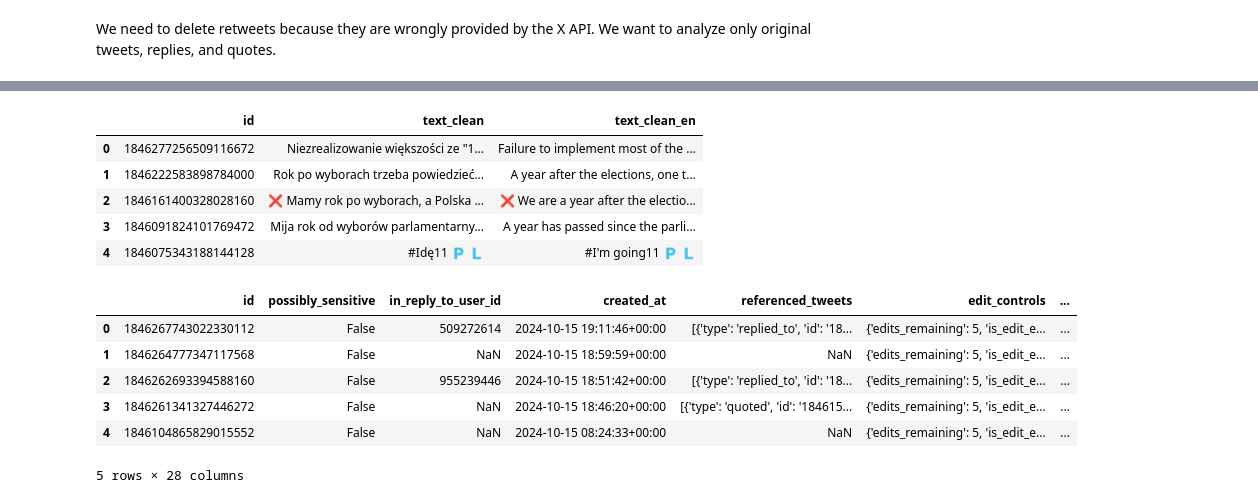
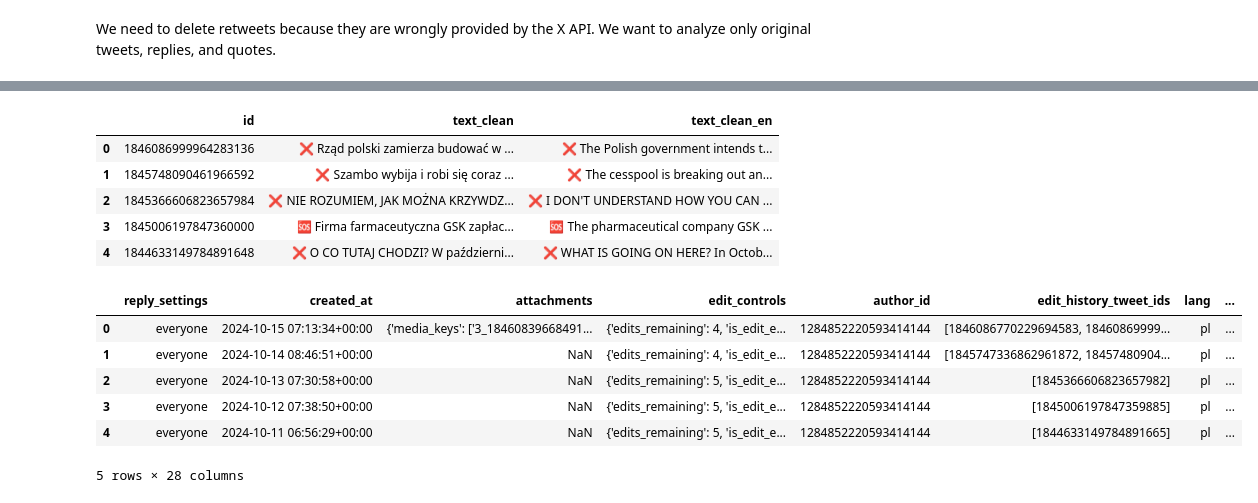
Before and after one commit to MPKuchciak/Twitter, a Jupyter notebook: 2. Basic Data Cleaning.ipynb, the cells around one changed output, grey strips where cells are left out. Drawn from its saved outputs; the diff is of its cells as text; code cells hidden in the pictures.

Commit message:
update of tweets
checked file 2

```diff
--- a/2. Basic Data Cleaning.ipynb
+++ b/2. Basic Data Cleaning.ipynb
@@ -255,30 +258,35 @@ df_clean_text = df[['id', 'text_clean']]
 df_clean_text.to_csv('data_for_translation.csv', index=False)
 # %%
-df_en_text = pd.read_csv('tweets_translation/translated_tweets.csv')
+df_en_text = pd.read_csv('tweets_translation/text_clean_en1.csv')
 df_en_text.head()
 # %% [output]
 |  | id | text_clean | text_clean_en |
-| 0 | 1846277256509116672 | Niezrealizowanie większości ze "1... | Failure to implement most of the ... |
-| 1 | 1846222583898784000 | Rok po wyborach trzeba powiedzieć... | A year after the elections, one t... |
-| 2 | 1846161400328028160 | ❌ Mamy rok po wyborach, a Polska ... | ❌ We are a year after the electio... |
-| 3 | 1846091824101769472 | Mija rok od wyborów parlamentarny... | A year has passed since the parli... |
-| 4 | 1846075343188144128 | #Idę11 🇵 🇱 | #I'm going11 🇵 🇱 |
+| 0 | 1846086999964283136 | ❌ Rząd polski zamierza budować w ... | ❌ The Polish government intends t... |
+| 1 | 1845748090461966592 | ❌ Szambo wybija i robi się coraz ... | ❌ The cesspool is breaking out an... |
+| 2 | 1845366606823657984 | ❌ NIE ROZUMIEM, JAK MOŻNA KRZYWDZ... | ❌ I DON'T UNDERSTAND HOW YOU CAN ... |
+| 3 | 1845006197847360000 | 🆘 Firma farmaceutyczna GSK zapłac... | 🆘 The pharmaceutical company GSK ... |
+| 4 | 1844633149784891648 | ❌ O CO TUTAJ CHODZI? W październi... | ❌ WHAT IS GOING ON HERE? In Octob... |
 # %%
-df_en_text["id"] = df_en_text["id"].apply(lambda x: int(float(x.replace(',', ''))))
+#df_en_text["id"] = df_en_text["id"].apply(lambda x: int(float(x.replace(',', ''))))
 # %%
 if 'text_clean_en' in df_en_text.columns:
+    # Ensure 'id' is the same type in both DataFrames
+    df['id'] = df['id'].astype(str)
+    df_en_text['id'] = df_en_text['id'].astype(str)
+
+    # Perform the merge
     df = df.merge(df_en_text[['id', 'text_clean_en']], on='id', how='left')
 
     display(df.head())
 else:
-    print("Column 'text_clean_en' does not exist in df_clean_text")
+    print("Column 'text_clean_en' does not exist in df_en_text")
 # %% [output]
-|  | id | possibly_sensitive | in_reply_to_user_id | created_at | referenced_tweets | edit_controls | ... |
-| 0 | 1846267743022330112 | False | 509272614 | 2024-10-15 19:11:46+00:00 | [{'type': 'replied_to', 'id': '18... | {'edits_remaining': 5, 'is_edit_e... | ... |
-| 1 | 1846264777347117568 | False | NaN | 2024-10-15 18:59:59+00:00 | NaN | {'edits_remaining': 5, 'is_edit_e... | ... |
-| 2 | 1846262693394588160 | False | 955239446 | 2024-10-15 18:51:42+00:00 | [{'type': 'replied_to', 'id': '18... | {'edits_remaining': 5, 'is_edit_e... | ... |
-| 3 | 1846261341327446272 | False | NaN | 2024-10-15 18:46:20+00:00 | [{'type': 'quoted', 'id': '184615... | {'edits_remaining': 5, 'is_edit_e... | ... |
-| 4 | 1846104865829015552 | False | NaN | 2024-10-15 08:24:33+00:00 | NaN | {'edits_remaining': 5, 'is_edit_e... | ... |
+|  | reply_settings | created_at | attachments | edit_controls | author_id | edit_history_tweet_ids | lang | ... |
+| 0 | everyone | 2024-10-15 07:13:34+00:00 | {'media_keys': ['3_18460839668491... | {'edits_remaining': 4, 'is_edit_e... | 1284852220593414144 | [1846086770229694583, 18460869999... | pl | ... |
+| 1 | everyone | 2024-10-14 08:46:51+00:00 | NaN | {'edits_remaining': 4, 'is_edit_e... | 1284852220593414144 | [1845747336862961872, 18457480904... | pl | ... |
+| 2 | everyone | 2024-10-13 07:30:58+00:00 | NaN | {'edits_remaining': 5, 'is_edit_e... | 1284852220593414144 | [1845366606823657982] | pl | ... |
+| 3 | everyone | 2024-10-12 07:38:50+00:00 | NaN | {'edits_remaining': 5, 'is_edit_e... | 1284852220593414144 | [1845006197847359885] | pl | ... |
+| 4 | everyone | 2024-10-11 06:56:29+00:00 | NaN | {'edits_remaining': 5, 'is_edit_e... | 1284852220593414144 | [1844633149784891665] | pl | ... |
 5 rows × 28 columns
 # %%
 # Replace '#VALUE!' with NaN in 'text_clean_en' column
```
Also changed, not shown: parts of 19 cells of this notebook.
